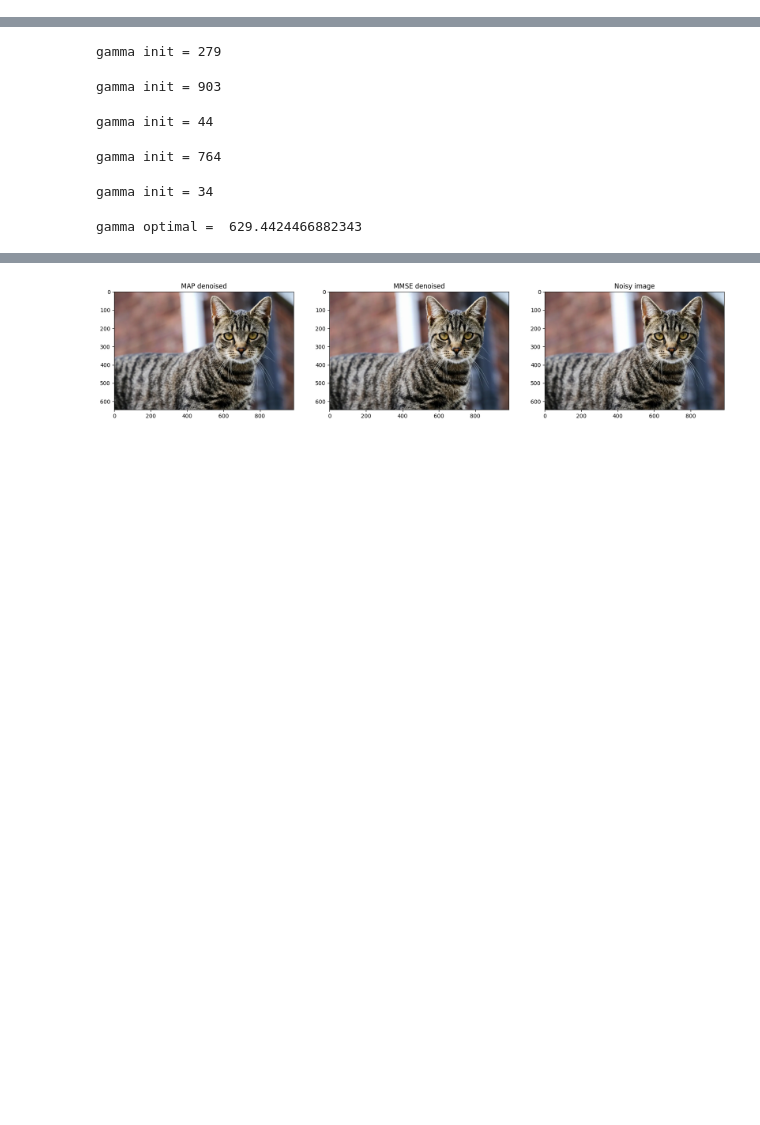
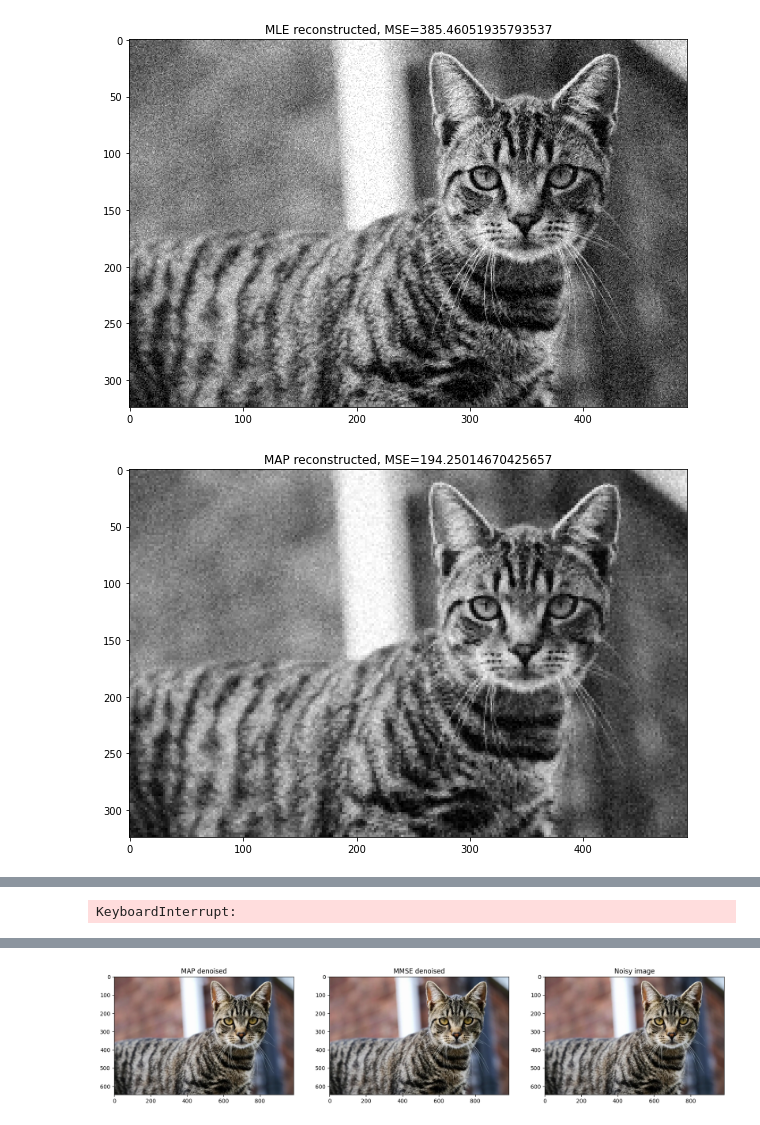
Before and after one commit to anvuongb/ece565_final, a Jupyter notebook: images.ipynb, the cells around one changed output, grey strips where cells are left out. Drawn from its saved outputs; the diff is of its cells as text; code cells hidden in the pictures; blank space fills up the shorter version.

```diff
--- a/images.ipynb
+++ b/images.ipynb
@@ -59,0 +100,21 @@ plt.show()
+# %%
+inv_mle = pywt.idwt2((LL, (LH, HL, HH)), 'haar')
+figure = plt.figure(figsize=(10,7))
+plt.imshow(inv_mle, cmap=plt.cm.gray)
+plt.title(f"MLE reconstructed, MSE={np.mean(np.square(inv_mle[:323,:]-original))}")
+plt.show()
+
+inv_map = pywt.idwt2((LL, (LH_map, HL_map, HH_map)), 'haar')
+figure = plt.figure(figsize=(10,7))
+plt.imshow(inv_map, cmap=plt.cm.gray)
+plt.title(f"MAP reconstructed, MSE={np.mean(np.square(inv_map[:323,:]-original))}")
+plt.show()
+
+inv_mmse = pywt.idwt2((LL, (LH_mmse, HL_mmse, HH_mmse)), 'haar')
+figure = plt.figure(figsize=(10,7))
+plt.imshow(inv_mmse, cmap=plt.cm.gray)
+plt.title(f"MMSE reconstructed, MSE={np.mean(np.square(inv_mmse[:323,:]-original))}")
+plt.show()
+# %% [output]
+[figure, added]
+[figure, added]
@@ -66,25 +126,20 @@ max_steps = 100
-# %%
-gammas = []
-costs = []
-for i in range(5):
-    gamma_curr = np.random.randint(0, 1000)
-    print("gamma init =", gamma_curr)
-    # gamma_list = []
-    # gamma_list.append(gamma_curr)
-
-    for i in tqdm.tqdm(np.arange(max_steps)):
-        gamma_curr = gamma_curr + step_size*grad_gamma(cD, gamma_curr, sigma)
-        # gamma_list.append(gamma_curr)
-    gammas.append(gamma_curr)
-    costs.append(ml_objective_gamma_sigma(X, gamma_curr, sigma))
-# %% [output]
-gamma init = 279
-gamma init = 903
-gamma init = 44
-gamma init = 764
-gamma init = 34
-# %%
-gamma_est = gammas[np.argmax(costs)]
-print("gamma optimal = ", gamma_est)
-# %% [output]
-gamma optimal =  629.4424466882343
+# %%
+x = LH.ravel()
+N_MML_estimates = 5
+obj_min = np.inf
+
+for j in tqdm.tqdm(range(N_MML_estimates)):
+    # print(gamma, i, j)
+    gamma_est_, sigma_est_ = -1, -1
+    while gamma_est_ is None or gamma_est_ == np.nan or gamma_est_ < 0 or sigma_est_ is None or sigma_est_ == np.nan or sigma_est_ < 0:
+        # estimate hyper parameters
+        gamma_init = np.random.randint(1, 20)
+        sigma_init = np.random.randint(1, 20)
+        gamma_est_, _ = gradient_descent_line_search(gamma_init, sigma_init, x, steps=50, default_alpha=0.001)
+    obj = ml_objective_gamma_sigma([gamma_est_, gamma_est_], x)
+    if obj < obj_min:
+        obj_min = obj
+        gamma_est, sigma_est = gamma_est_, gamma_est_
+gamma_est_LH, sigma_est_LH = gamma_est, sigma_est
+# %% [output]
+KeyboardInterrupt:
```
Also changed, not shown: parts of 18 cells of this notebook, 2 other files.
